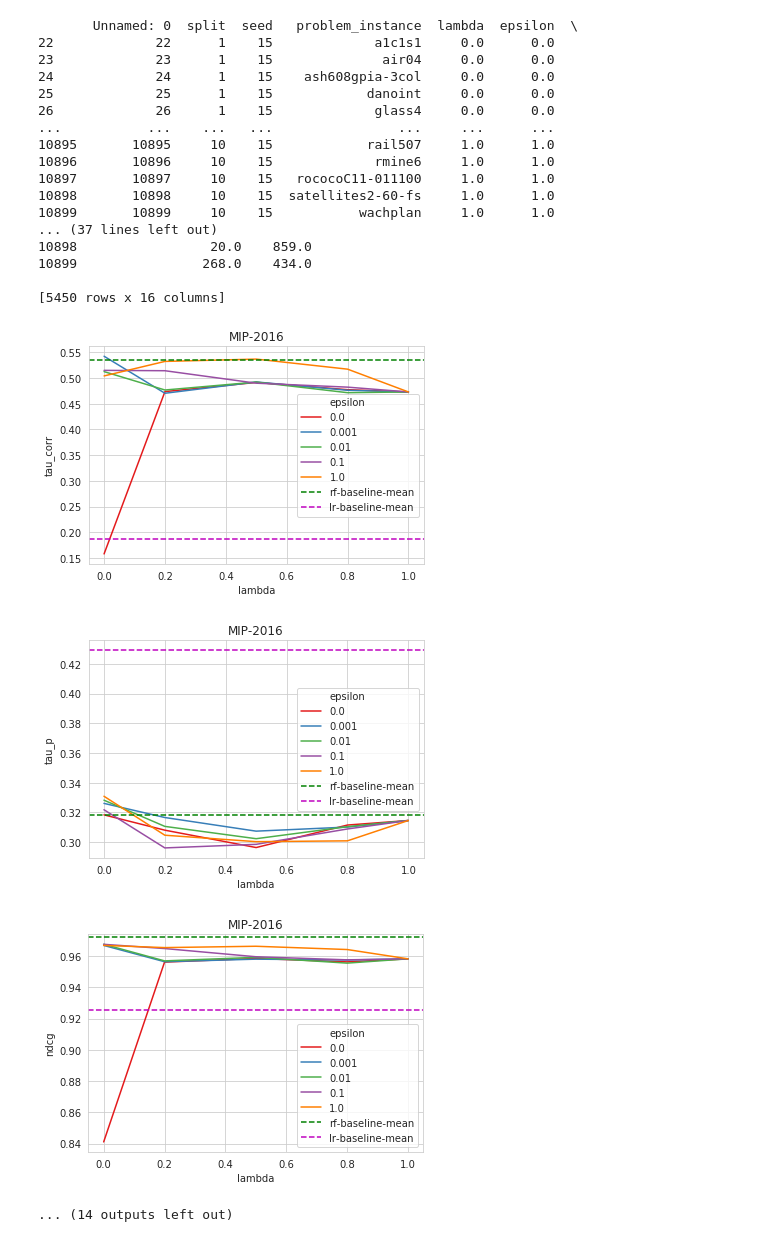
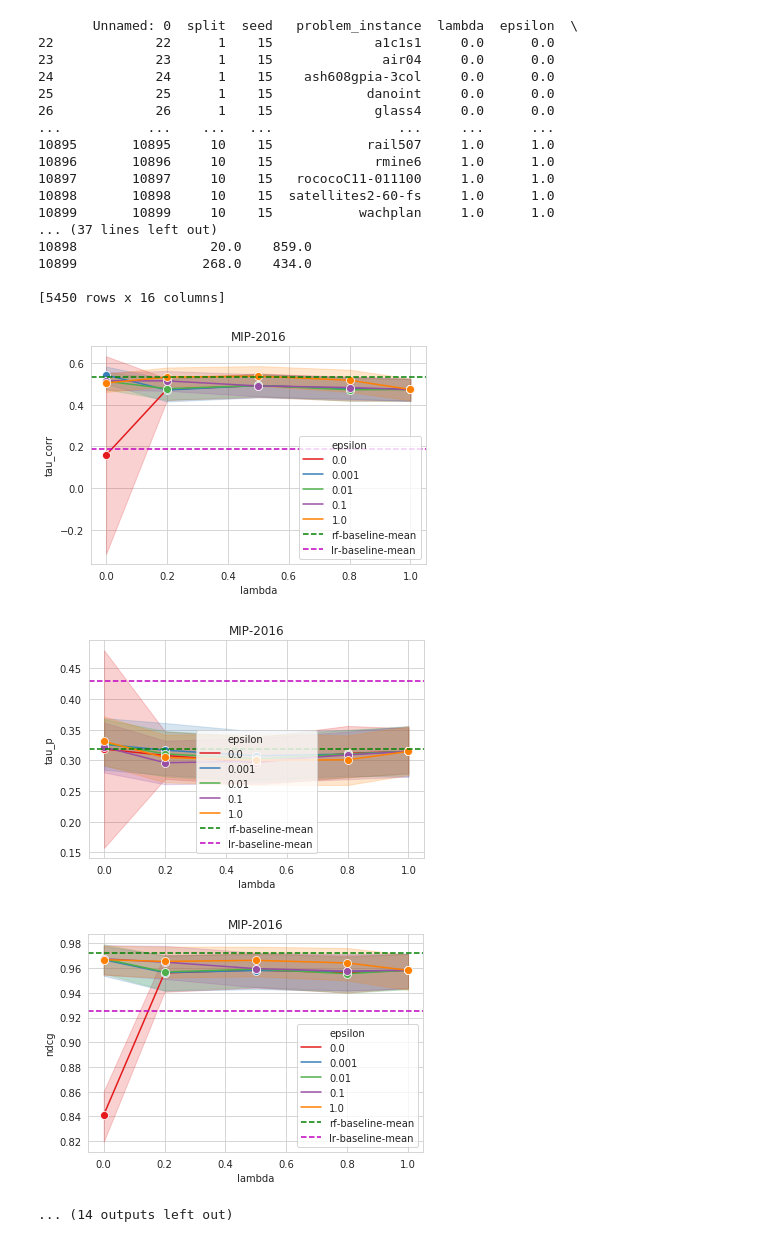
Before and after one commit to JonasHanselle/CoRRAS, a Jupyter notebook: Untitled1.ipynb, the cells around one changed output. Cells and saved outputs as stored; diff of their text form; code cells hidden in the pictures.

```diff
--- a/Untitled1.ipynb
+++ b/Untitled1.ipynb
@@ -77,7 +77,7 @@ for scenario_name, use_quadratic_transform, use_max_inverse_transform, scale_tar
         # bp = sns.lineplot(x="lambda", y=measure, hue="epsilon", data=df_corras, palette=sns.color_palette("Set1", len(pd.unique(df_corras["epsilon"]))))
         # g = sns.FacetGrid(df_corras, col="max_inverse_transform")
         # g.map(sns.lineplot, "lambda", measure)
-        lp = sns.lineplot(x="lambda", y=measure, hue="epsilon", data=current_frame, ci=None, palette=sns.color_palette("Set1", len(pd.unique(current_frame["epsilon"]))))
+        lp = sns.lineplot(x="lambda", y=measure, hue="epsilon", marker="o", markersize=8, data=current_frame, palette=sns.color_palette("Set1", len(pd.unique(current_frame["epsilon"]))))
         if df_baseline_rf is not None:
             lp.axes.axhline(df_baseline_rf[measure].mean(
             ), c="g", ls="--", label="rf-baseline-mean")
@@ -116,23 +116,23 @@ for scenario_name, use_quadratic_transform, use_max_inverse_transform, scale_tar
        Unnamed: 0  split  seed   problem_instance  lambda  epsilon  \
 22             22      1    15             a1c1s1     0.0      0.0
 23             23      1    15              air04     0.0      0.0
 24             24      1    15    ash608gpia-3col     0.0      0.0
 25             25      1    15            danoint     0.0      0.0
 26             26      1    15             glass4     0.0      0.0
 ...           ...    ...   ...                ...     ...      ...
 10895       10895     10    15            rail507     1.0      1.0
 10896       10896     10    15             rmine6     1.0      1.0
 10897       10897     10    15   rococoC11-011100     1.0      1.0
 10898       10898     10    15  satellites2-60-fs     1.0      1.0
 10899       10899     10    15           wachplan     1.0      1.0
 ... (37 lines left out)
 10898                 20.0    859.0
 10899                268.0    434.0
 
 [5450 rows x 16 columns]
-[figure, old version]
+[figure, new version]
-[figure, old version]
+[figure, new version]
-[figure, old version]
+[figure, new version]
 ... (14 outputs left out)
 # %%
 corras.head()
```
Also changed, not shown: parts of 2 cells of this notebook, 4 other files.
